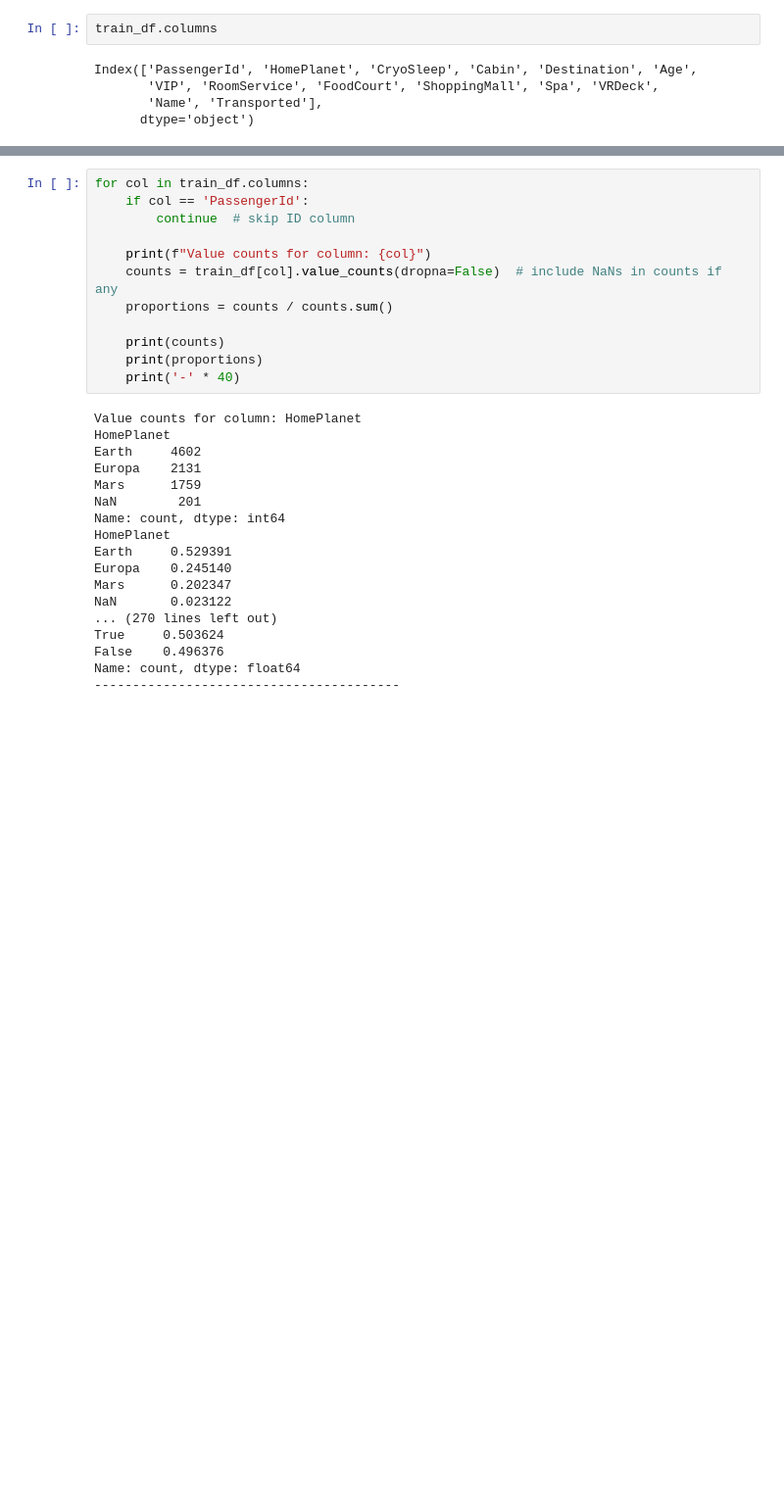
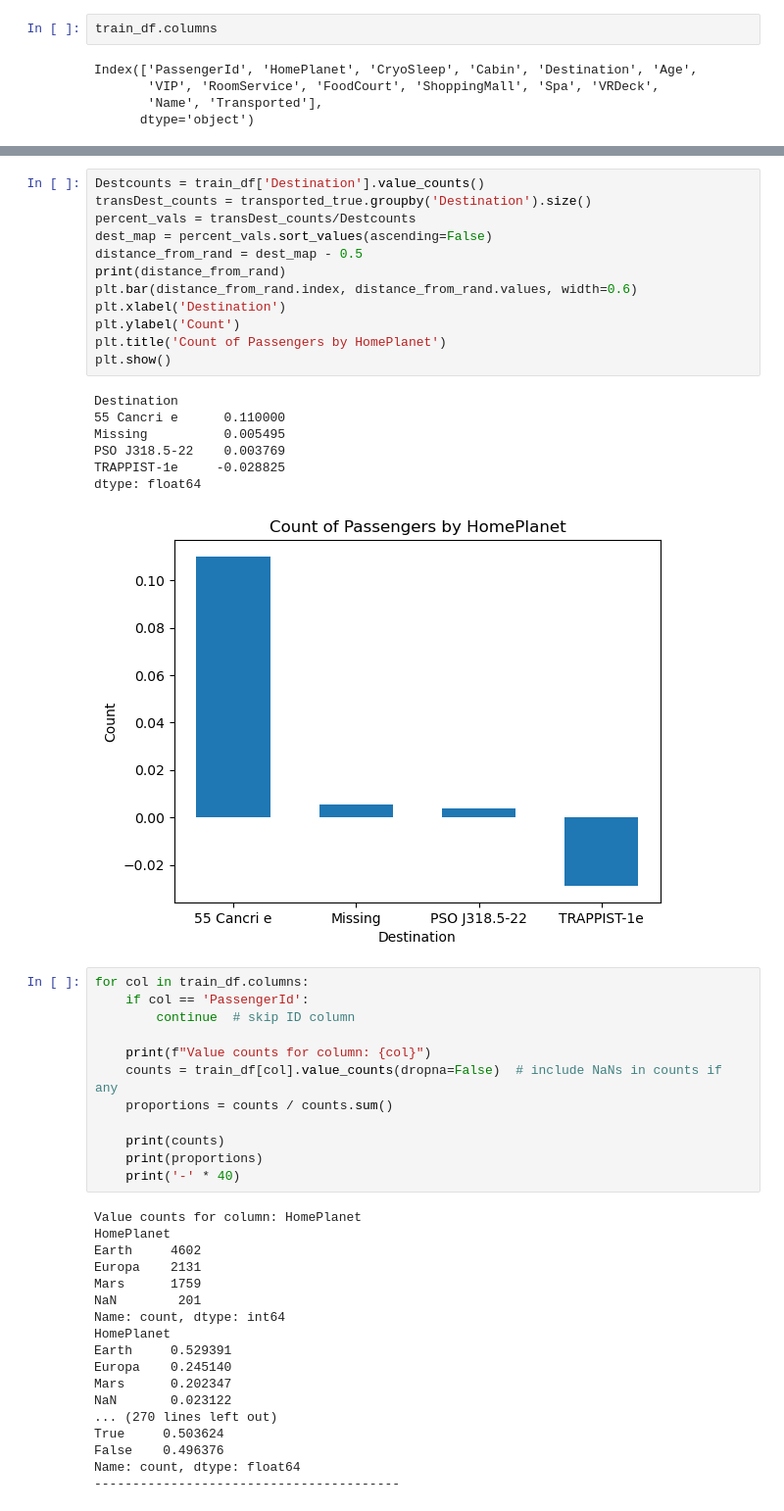
Before and after one commit to GeordieJones/kaggel_spaceship-titanic, a Jupyter notebook: third_model.ipynb, the cells around one changed output, grey strips where cells are left out. Shown at 98% size. Saved outputs shown, nothing was run; the diff lists cells and outputs as text; blank space fills up the shorter version.

```diff
--- a/third_model.ipynb
+++ b/third_model.ipynb
@@ -54,3 +75,23 @@ Name: count, dtype: float64
+# %%
+Destcounts = train_df['Destination'].value_counts()
+transDest_counts = transported_true.groupby('Destination').size()
+percent_vals = transDest_counts/Destcounts
+dest_map = percent_vals.sort_values(ascending=False)
+distance_from_rand = dest_map - 0.5
+print(distance_from_rand)
+plt.bar(distance_from_rand.index, distance_from_rand.values, width=0.6)
+plt.xlabel('Destination')
+plt.ylabel('Count')
+plt.title('Count of Passengers by HomePlanet')
+plt.show()
+# %% [output]
+Destination
+55 Cancri e      0.110000
+Missing          0.005495
+PSO J318.5-22    0.003769
+TRAPPIST-1e     -0.028825
+dtype: float64
+[figure, added]
 # %%
 for col in train_df.columns:
     if col == 'PassengerId':
```
Also changed, not shown: parts of 6 cells of this notebook.
